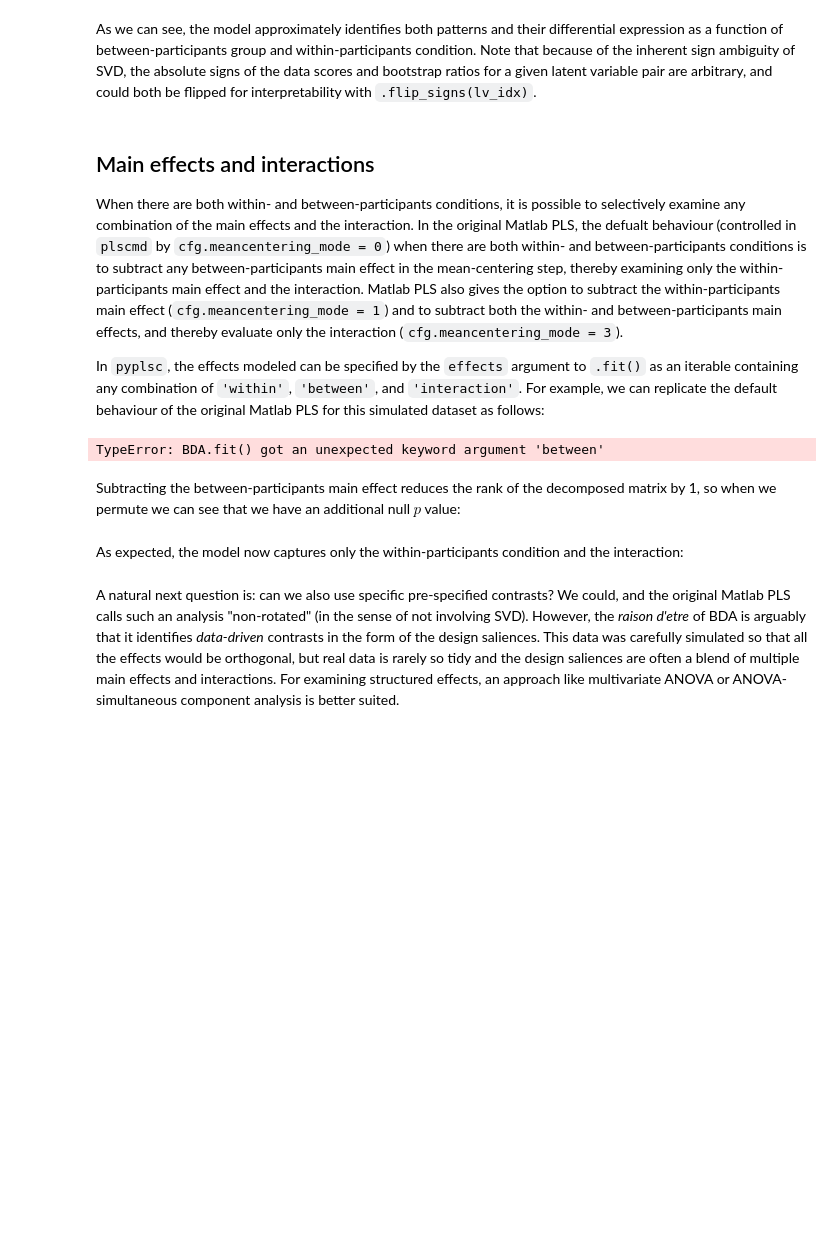
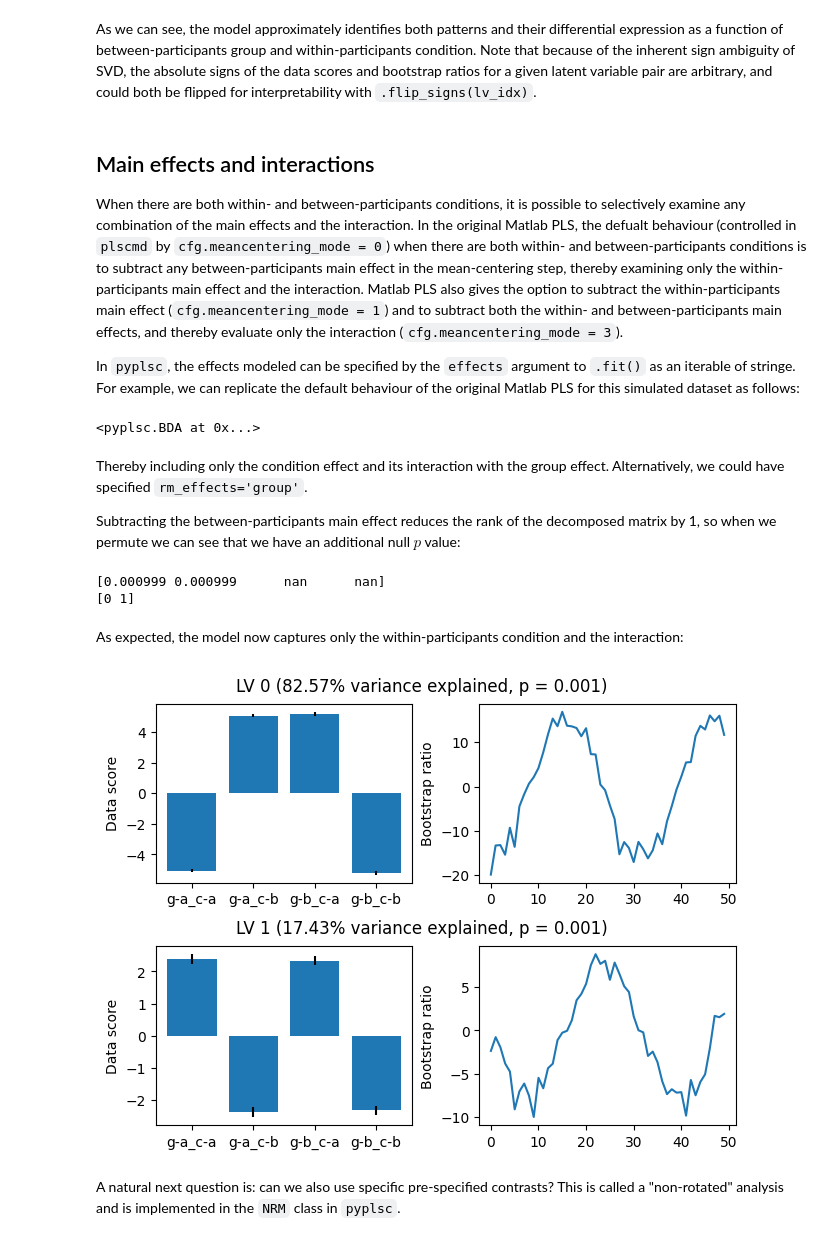
Before and after one commit to kinleyid/pyplsc, a Jupyter notebook: docs/source/notebooks/BDA.ipynb, the cells around one changed output. Saved outputs shown, nothing was run; the diff lists cells and outputs as text; code cells hidden in the pictures; blank space fills up the shorter version.

Commit message:
Incorporate effects

```diff
--- a/docs/source/notebooks/BDA.ipynb
+++ b/docs/source/notebooks/BDA.ipynb
@@ -105,17 +105,18 @@ As we can see, the model approximately identifies both patterns and their differ
 
 When there are both within- and between-participants conditions, it is possible to selectively examine any combination of the main effects and the interaction. In the original Matlab PLS, the defualt behaviour (controlled in `plscmd` by `cfg.meancentering_mode = 0`) when there are both within- and between-participants conditions is to subtract any between-participants main effect in the mean-centering step, thereby examining only the within-participants main effect and the interaction. Matlab PLS also gives the option to subtract the within-participants main effect (`cfg.meancentering_mode = 1`) and to subtract both the within- and between-participants main effects, and thereby evaluate only the interaction (`cfg.meancentering_mode = 3`).
 
-In `pyplsc`, the effects modeled can be specified by the `effects` argument to `.fit()` as an iterable containing any combination of `'within'`, `'between'`, and `'interaction'`. For example, we can replicate the default behaviour of the original Matlab PLS for this simulated dataset as follows:
+In `pyplsc`, the effects modeled can be specified by the `effects` argument to `.fit()` as an iterable of stringe. For example, we can replicate the default behaviour of the original Matlab PLS for this simulated dataset as follows:
 # %%
 mod.fit(data,
         design,
-        between='group',
-        within='cond',
-        participant='subj',
-        effects=('within', 'interaction'))
+        stratify=['group', 'cond'],
+        effects=['cond', 'group:cond'])
+        # rm_effects='group')
 # %% [output]
-TypeError: BDA.fit() got an unexpected keyword argument 'between'
+<pyplsc.BDA at 0x...>
 # %% [markdown]
+Thereby including only the condition effect and its interaction with the group effect. Alternatively, we could have specified `rm_effects='group'`.
+
 Subtracting the between-participants main effect reduces the rank of the decomposed matrix by 1, so when we permute we can see that we have an additional null $p$ value:
 # %%
 mod.permute(1000)
@@ -123,29 +124,34 @@ print(mod.pvals_)
 is_sig = mod.pvals_ < 0.05
 sig_lvs = np.where(is_sig)[0]
 print(sig_lvs)
+# %% [output]
+[0.000999 0.000999      nan      nan]
+[0 1]
 # %% [markdown]
 As expected, the model now captures only the within-participants condition and the interaction:
 # %%
 mod.bootstrap(1000, return_boot_stat_dist=False)
 labels = mod.design_sal_labels_
-labels = labels['between'].astype(str) + '_' + labels['within'].astype(str)
+labels = labels['group'].astype(str) + '_' + labels['cond'].astype(str)
 n_sig = len(sig_lvs)
 
 fig = plt.figure(constrained_layout=True)
 subfigs = fig.subfigures(nrows=n_sig)
 
 for lv_idx in range(n_sig):
     subfig = subfigs[lv_idx]
     subfig.suptitle('LV %s (%.2f%% variance explained, p = %.3f)' % (
         lv_idx,
         100*mod.variance_explained_[lv_idx],
         mod.pvals_[lv_idx]))
     ax = subfig.subplots(ncols=2)
     ax[0].bar(x=labels,
                       height=mod.boot_stat_val_[:, lv_idx],
                       yerr=mod.get_boot_stat_yerr(lv_idx))
     ax[0].set_ylabel('Data score')
     ax[1].plot(mod.data_sals_z_[:, lv_idx])
     ax[1].set_ylabel('Bootstrap ratio')
+# %% [output]
+[figure, added]
 # %% [markdown]
-A natural next question is: can we also use specific pre-specified contrasts? We could, and the original Matlab PLS calls such an analysis "non-rotated" (in the sense of not involving SVD). However, the _raison d'etre_ of BDA is arguably that it identifies _data-driven_ contrasts in the form of the design saliences. This data was carefully simulated so that all the effects would be orthogonal, but real data is rarely so tidy and the design saliences are often a blend of multiple main effects and interactions. For examining structured effects, an approach like multivariate ANOVA or ANOVA-simultaneous component analysis is better suited.
+A natural next question is: can we also use specific pre-specified contrasts? This is called a "non-rotated" analysis and is implemented in the `NRM` class in `pyplsc`.
```
Also changed, not shown: 2 other files.
